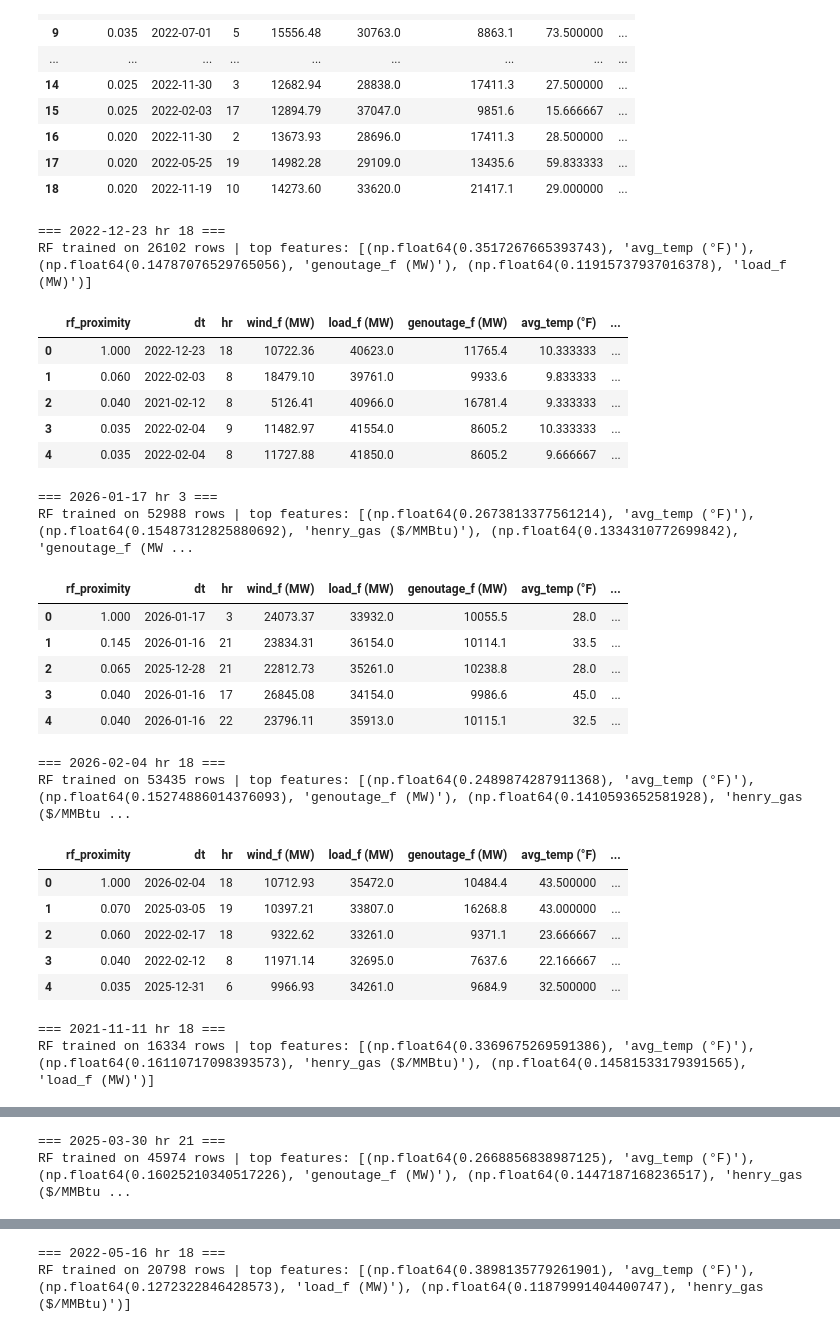
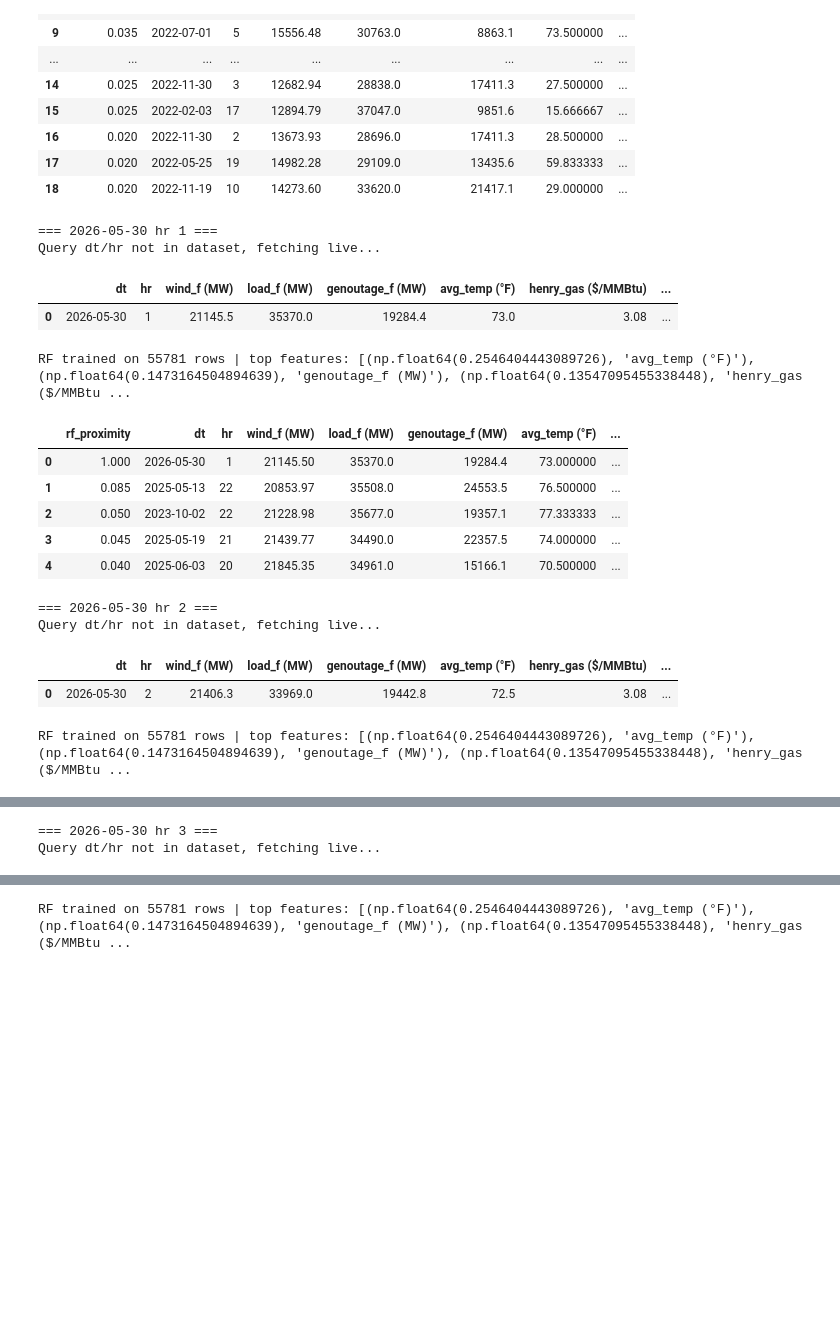
Before and after one commit to qingcheng-rgb/Qingcheng, a Jupyter notebook: QCTest/Manual_bidding/contraint_annual.ipynb, the cells around one changed output, grey strips where cells are left out. Saved outputs shown, nothing was run; the diff lists cells and outputs as text; code cells hidden in the pictures; blank space fills up the shorter version.

```diff
--- a/QCTest/Manual_bidding/contraint_annual.ipynb
+++ b/QCTest/Manual_bidding/contraint_annual.ipynb
@@ -705,42 +311,51 @@ RF trained on 53458 rows | top features: [(np.float64(0.2462259813613005), 'avg_
 | 17 | 0.020 | 2022-05-25 | 19 | 14982.28 | 29109.0 | 13435.6 | 59.833333 | ... |
 | 18 | 0.020 | 2022-11-19 | 10 | 14273.60 | 33620.0 | 21417.1 | 29.000000 | ... |
 # %%
-dt_hr_list = [
-    ('2022-12-23', 18),('2026-01-17', 3), ('2026-02-04', 18),
-    ('2021-11-11', 18),  ('2025-03-30', 21),
-    ('2022-05-16', 18), ('2025-06-29', 15), ('2025-09-24', 19), ('2025-05-20', 20),
-]
+dt_hr_list = [(bid_dt, hr) for hr in range(1, 25)]
 
 all_results = {}
+avg_rt_slack_list = []
+dangerous_hours = []
+avg_da_slack_list=[]
+
 for dt, hr in dt_hr_list:
     print(f'\n=== {dt} hr {hr} ===')
-    all_results[(dt, hr)] = find_similar_hours(dt, hr, k=20)
-    display(all_results[(dt,hr)][:5])
+    result = find_similar_hours(dt, hr, k=20)
+    all_results[(dt, hr)] = result
+    display(result[:5])
+
+    neighbours = result[result['dt'] != dt]
+    avg_slack = neighbours['SHub_rt_slack'].mean()
+    avg_rt_slack_list.append({'dt': dt, 'hr': hr, 'avg_rt_slack': round(avg_slack, 2)})
+    avg_slack = neighbours['SHub_da_slack'].mean()
+    avg_da_slack_list.append({'dt': dt, 'hr': hr, 'avg_da_slack': round(avg_slack, 2)})
+
+
+    if (neighbours['SHub_rt_slack'] > 150).any():
+        dangerous_hours.append({'dt': dt, 'hr': hr, 'avg_rt_slack': round(avg_slack, 2)})
+
+print('\n=== Avg RT Slack by Hour ===')
+display(pd.DataFrame(avg_rt_slack_list))
+print('\n=== Avg DA Slack by Hour ===')
+display(pd.DataFrame(avg_da_slack_list))
+
+print('\n=== Dangerous Hours (similar dates with rt_slack > 150) ===')
+display(pd.DataFrame(dangerous_hours) if dangerous_hours else 'None')
 # %% [output]
-=== 2022-12-23 hr 18 ===
-RF trained on 26102 rows | top features: [(np.float64(0.3517267665393743), 'avg_temp (°F)'), (np.float64(0.14787076529765056), 'genoutage_f (MW)'), (np.float64(0.11915737937016378), 'load_f (MW)')]
+=== 2026-05-30 hr 1 ===
+Query dt/hr not in dataset, fetching live...
-|  | rf_proximity | dt | hr | wind_f (MW) | load_f (MW) | genoutage_f (MW) | avg_temp (°F) | ... |
-| 0 | 1.000 | 2022-12-23 | 18 | 10722.36 | 40623.0 | 11765.4 | 10.333333 | ... |
-| 1 | 0.060 | 2022-02-03 | 8 | 18479.10 | 39761.0 | 9933.6 | 9.833333 | ... |
-| 2 | 0.040 | 2021-02-12 | 8 | 5126.41 | 40966.0 | 16781.4 | 9.333333 | ... |
-| 3 | 0.035 | 2022-02-04 | 9 | 11482.97 | 41554.0 | 8605.2 | 10.333333 | ... |
-| 4 | 0.035 | 2022-02-04 | 8 | 11727.88 | 41850.0 | 8605.2 | 9.666667 | ... |
+|  | dt | hr | wind_f (MW) | load_f (MW) | genoutage_f (MW) | avg_temp (°F) | henry_gas ($/MMBtu) | ... |
+| 0 | 2026-05-30 | 1 | 21145.5 | 35370.0 | 19284.4 | 73.0 | 3.08 | ... |
-=== 2026-01-17 hr 3 ===
-RF trained on 52988 rows | top features: [(np.float64(0.2673813377561214), 'avg_temp (°F)'), (np.float64(0.15487312825880692), 'henry_gas ($/MMBtu)'), (np.float64(0.1334310772699842), 'genoutage_f (MW ...
+RF trained on 55781 rows | top features: [(np.float64(0.2546404443089726), 'avg_temp (°F)'), (np.float64(0.1473164504894639), 'genoutage_f (MW)'), (np.float64(0.13547095455338448), 'henry_gas ($/MMBtu ...
 |  | rf_proximity | dt | hr | wind_f (MW) | load_f (MW) | genoutage_f (MW) | avg_temp (°F) | ... |
-| 0 | 1.000 | 2026-01-17 | 3 | 24073.37 | 33932.0 | 10055.5 | 28.0 | ... |
-| 1 | 0.145 | 2026-01-16 | 21 | 23834.31 | 36154.0 | 10114.1 | 33.5 | ... |
-| 2 | 0.065 | 2025-12-28 | 21 | 22812.73 | 35261.0 | 10238.8 | 28.0 | ... |
-| 3 | 0.040 | 2026-01-16 | 17 | 26845.08 | 34154.0 | 9986.6 | 45.0 | ... |
-| 4 | 0.040 | 2026-01-16 | 22 | 23796.11 | 35913.0 | 10115.1 | 32.5 | ... |
+| 0 | 1.000 | 2026-05-30 | 1 | 21145.50 | 35370.0 | 19284.4 | 73.000000 | ... |
+| 1 | 0.085 | 2025-05-13 | 22 | 20853.97 | 35508.0 | 24553.5 | 76.500000 | ... |
+| 2 | 0.050 | 2023-10-02 | 22 | 21228.98 | 35677.0 | 19357.1 | 77.333333 | ... |
+| 3 | 0.045 | 2025-05-19 | 21 | 21439.77 | 34490.0 | 22357.5 | 74.000000 | ... |
+| 4 | 0.040 | 2025-06-03 | 20 | 21845.35 | 34961.0 | 15166.1 | 70.500000 | ... |
-=== 2026-02-04 hr 18 ===
-RF trained on 53435 rows | top features: [(np.float64(0.2489874287911368), 'avg_temp (°F)'), (np.float64(0.15274886014376093), 'genoutage_f (MW)'), (np.float64(0.1410593652581928), 'henry_gas ($/MMBtu ...
+=== 2026-05-30 hr 2 ===
+Query dt/hr not in dataset, fetching live...
-|  | rf_proximity | dt | hr | wind_f (MW) | load_f (MW) | genoutage_f (MW) | avg_temp (°F) | ... |
-| 0 | 1.000 | 2026-02-04 | 18 | 10712.93 | 35472.0 | 10484.4 | 43.500000 | ... |
-| 1 | 0.070 | 2025-03-05 | 19 | 10397.21 | 33807.0 | 16268.8 | 43.000000 | ... |
-| 2 | 0.060 | 2022-02-17 | 18 | 9322.62 | 33261.0 | 9371.1 | 23.666667 | ... |
-| 3 | 0.040 | 2022-02-12 | 8 | 11971.14 | 32695.0 | 7637.6 | 22.166667 | ... |
-| 4 | 0.035 | 2025-12-31 | 6 | 9966.93 | 34261.0 | 9684.9 | 32.500000 | ... |
+|  | dt | hr | wind_f (MW) | load_f (MW) | genoutage_f (MW) | avg_temp (°F) | henry_gas ($/MMBtu) | ... |
+| 0 | 2026-05-30 | 2 | 21406.3 | 33969.0 | 19442.8 | 72.5 | 3.08 | ... |
-=== 2021-11-11 hr 18 ===
-RF trained on 16334 rows | top features: [(np.float64(0.3369675269591386), 'avg_temp (°F)'), (np.float64(0.16110717098393573), 'henry_gas ($/MMBtu)'), (np.float64(0.14581533179391565), 'load_f (MW)')]
+RF trained on 55781 rows | top features: [(np.float64(0.2546404443089726), 'avg_temp (°F)'), (np.float64(0.1473164504894639), 'genoutage_f (MW)'), (np.float64(0.13547095455338448), 'henry_gas ($/MMBtu ...
 |  | rf_proximity | dt | hr | wind_f (MW) | load_f (MW) | genoutage_f (MW) | avg_temp (°F) | ... |
@@ -752,2 +367,2 @@ RF trained on 16334 rows | top features: [(np.float64(0.3369675269591386), 'avg_
-=== 2025-03-30 hr 21 ===
-RF trained on 45974 rows | top features: [(np.float64(0.2668856838987125), 'avg_temp (°F)'), (np.float64(0.16025210340517226), 'genoutage_f (MW)'), (np.float64(0.1447187168236517), 'henry_gas ($/MMBtu ...
+=== 2026-05-30 hr 3 ===
+Query dt/hr not in dataset, fetching live...
@@ -760,3 +371,2 @@ RF trained on 45974 rows | top features: [(np.float64(0.2668856838987125), 'avg_
-=== 2022-05-16 hr 18 ===
-RF trained on 20798 rows | top features: [(np.float64(0.3898135779261901), 'avg_temp (°F)'), (np.float64(0.1272322846428573), 'load_f (MW)'), (np.float64(0.11879991404400747), 'henry_gas ($/MMBtu)')]
+RF trained on 55781 rows | top features: [(np.float64(0.2546404443089726), 'avg_temp (°F)'), (np.float64(0.1473164504894639), 'genoutage_f (MW)'), (np.float64(0.13547095455338448), 'henry_gas ($/MMBtu ...
 |  | rf_proximity | dt | hr | wind_f (MW) | load_f (MW) | genoutage_f (MW) | avg_temp (°F) | ... |
```
Also changed, not shown: parts of 11 cells of this notebook, 5 other files.
